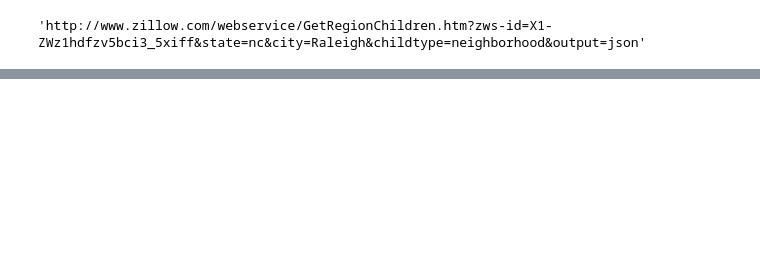
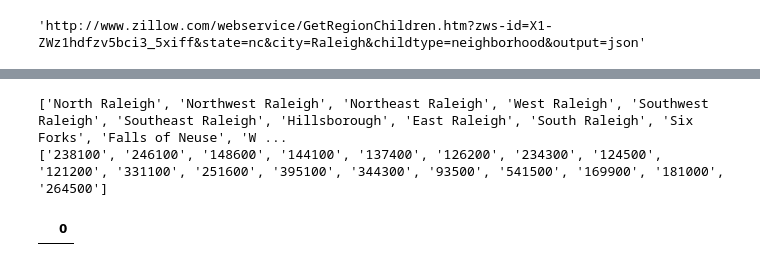
Before and after one commit to apspatz/team2project1, a Jupyter notebook: Zillow API.ipynb, the cells around one changed output, grey strips where cells are left out. Drawn from its saved outputs; the diff is of its cells as text; code cells hidden in the pictures; blank space fills up the shorter version.

```diff
--- a/Zillow API.ipynb
+++ b/Zillow API.ipynb
@@ -56,0 +355,3 @@ url
+# %%
+loop = json_data_f['response']['list']['region']
+loop
@@ -56,0 +376,27 @@ url
+# %%
+# n = 0
+list_zindex = []
+list_name = []
+
+for x in loop:
+    list_name.append(x['name'])
+    list_zindex.append(x['zindex']['#text'])
+#     print(x)
+#     print(f"{"name"}{"zindex"}")
+#     json_data_f['response']['list']['region']
+#     print(json_data_f['response']['list']['region'][0])
+print(list_name)
+print(list_zindex)
+# %% [output]
+['North Raleigh', 'Northwest Raleigh', 'Northeast Raleigh', 'West Raleigh', 'Southwest Raleigh', 'Southeast Raleigh', 'Hillsborough', 'East Raleigh', 'South Raleigh', 'Six Forks', 'Falls of Neuse', 'W ...
+['238100', '246100', '148600', '144100', '137400', '126200', '234300', '124500', '121200', '331100', '251600', '395100', '344300', '93500', '541500', '169900', '181000', '264500']
+# %%
+df_name = pd.DataFrame(list_name)
+# df_name
+df_zindex = pd.DataFrame(list_zindex)
+# df_zindex
+# frames = [df_name, df_zindex]
+median_home_value_Raleigh_df = df_name.merge(df_zindex)
+median_home_value_Raleigh_df
+# %% [output]
+|  | 0 |
```
Also changed, not shown: parts of 11 cells of this notebook, 1 other file.
